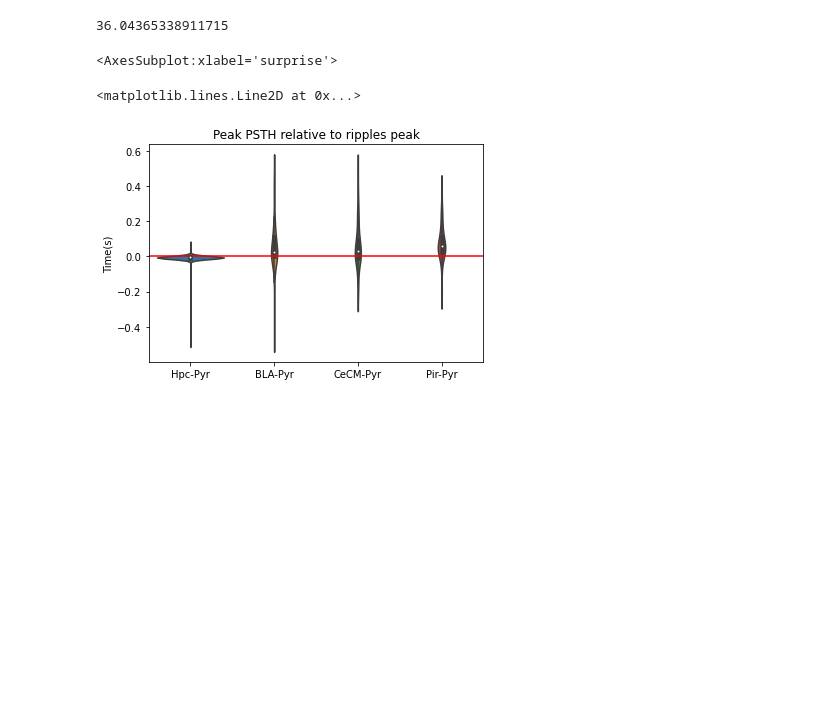
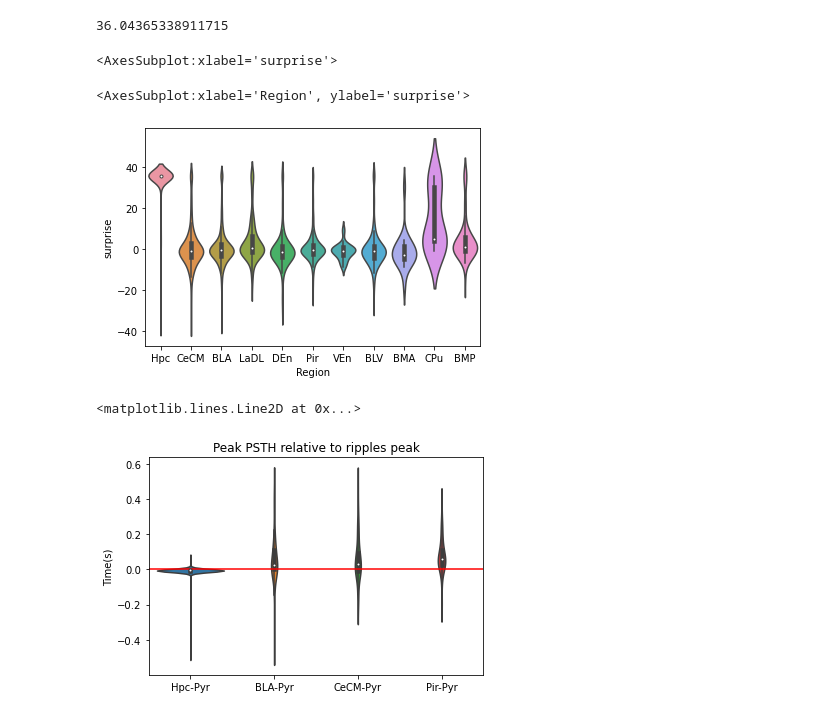
Before and after one commit to KBillel/Amy-Hpc-sleep-dynamcics-python, a Jupyter notebook: ripples_psth.ipynb, the cells around one changed output. Drawn from its saved outputs; the diff is of its cells as text; code cells hidden in the pictures; blank space fills up the shorter version.

```diff
--- a/ripples_psth.ipynb
+++ b/ripples_psth.ipynb
@@ -153,6 +152,9 @@ ripples_psth_1ms = np.load('/home/billel/pCloudDrive/Data/ripples_psth/ripples_p
+# %%
+ripples_psth_10ms = np.load('Z:/All-Rats/Billel/ripple_psth/ripples_psth_10ms.npy',allow_pickle = True).item()
+ripples_psth_1ms = np.load('Z:/All-Rats/Billel/ripple_psth/ripples_psth_1ms.npy',allow_pickle = True).item()
 # %%
 # batch = bk.load.batch(ripple_psth)
-batch = ripples_psth_1ms
+batch = ripples_psth_10ms
 psthall = np.hstack([batch[s][1] for s in batch])
 metaall = pd.concat([batch[s][2] for s in batch])
 temps = batch['Rat08-20130708'][0]
@@ -338,3 +332,8 @@ plt.savefig('violin-suprise-int.svg')
+# %%
+sns.violinplot(metaall.Region[(metaall.Region !='None') & (metaall.Type == 'Pyr')], metaall.surprise[(metaall.Region !='None') & (metaall.Type == 'Pyr')],scale = 'width')
+# %% [output]
+<AxesSubplot:xlabel='Region', ylabel='surprise'>
+[figure, added]
 # %%
 %matplotlib qt
 # %%
```
Also changed, not shown: parts of 8 cells of this notebook, 1 other file.
